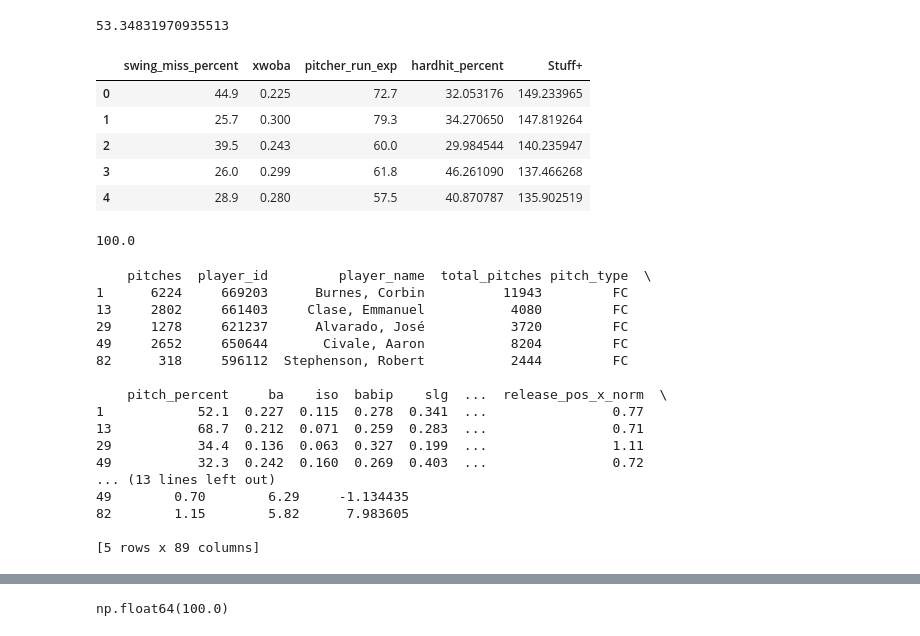
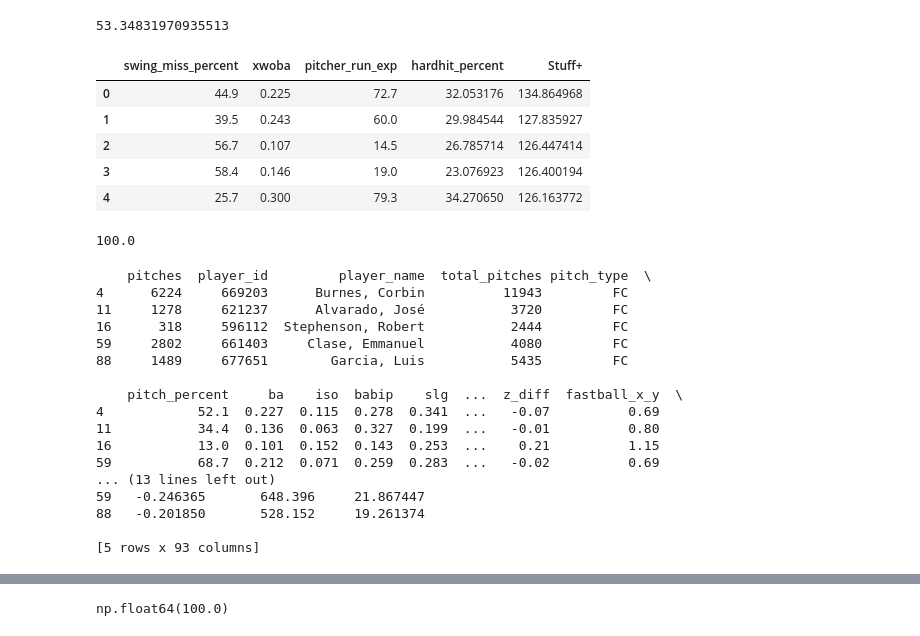
Before and after one commit to alex-rimerman/ARStuff, a Jupyter notebook: Stuff+.ipynb, the cells around one changed output, grey strips where cells are left out. Saved outputs shown, nothing was run; the diff lists cells and outputs as text; code cells hidden in the pictures.

```diff
--- a/Stuff+.ipynb
+++ b/Stuff+.ipynb
@@ -141,39 +141,43 @@ print(data['pre_new_all_+'].mean())
 # %% [output]
 53.34831970935513
 # %%
+data = pd.read_csv('savant_data.csv')
+
 std_dev_pre = data['pitcher_run_exp'].std()
 std_dev_xwoba = data['xwoba'].std()
 std_dev_swm = data['swing_miss_percent'].std()
-std_dev_hhr = data['hardhit_percent'].std()
+#std_dev_hhr = data['hardhit_percent'].std()
+#std_dev_prve100 = data['pitcher_run_value_per_100'].std()
 
 # try with standard dev
 data['SwingMiss_norm'] = ((data['swing_miss_percent'] - data['swing_miss_percent'].mean()) / std_dev_swm) * 10
 data['xwOBA_norm'] = (((data['xwoba'].mean() - data['xwoba'])) / std_dev_xwoba) * 10
 data['RunExp_norm'] = ((data['pitcher_run_exp'] - data['pitcher_run_exp'].mean()) / std_dev_pre) * 10
 #data['HardHit_norm'] = ((data['hardhit_percent'].mean() - data['hardhit_percent']) / std_dev_hhr) * 10
+#data['prve100_norm'] = ((data['pitcher_run_value_per_100'] - data['pitcher_run_value_per_100'].mean()) / std_dev_prve100) * 50
 
 # Assigning weights
-w1, w2, w3 = .2, .3, .5
+w1, w2, w3 = 1/3, 1/3, 1/3
 
 # Calculating Stuff+
 data['Stuff+'] = (
     w1 * data['SwingMiss_norm'] +
     w2 * data['xwOBA_norm'] +
     w3 * data['RunExp_norm']
 )
 #w4 * data['HardHit_norm']
 
-data['Stuff+'] = (data['Stuff+'] + 100)
+data['Stuff+'] = (data['Stuff+']) + 100
 
 # Display the first few rows of the Stuff+ calculation
 data[['swing_miss_percent', 'xwoba', 'pitcher_run_exp', 'hardhit_percent', 'Stuff+']].head()
 # %% [output]
 |  | swing_miss_percent | xwoba | pitcher_run_exp | hardhit_percent | Stuff+ |
-| 0 | 44.9 | 0.225 | 72.7 | 32.053176 | 149.233965 |
-| 1 | 25.7 | 0.300 | 79.3 | 34.270650 | 147.819264 |
-| 2 | 39.5 | 0.243 | 60.0 | 29.984544 | 140.235947 |
-| 3 | 26.0 | 0.299 | 61.8 | 46.261090 | 137.466268 |
-| 4 | 28.9 | 0.280 | 57.5 | 40.870787 | 135.902519 |
+| 0 | 44.9 | 0.225 | 72.7 | 32.053176 | 134.864968 |
+| 1 | 39.5 | 0.243 | 60.0 | 29.984544 | 127.835927 |
+| 2 | 56.7 | 0.107 | 14.5 | 26.785714 | 126.447414 |
+| 3 | 58.4 | 0.146 | 19.0 | 23.076923 | 126.400194 |
+| 4 | 25.7 | 0.300 | 79.3 | 34.270650 | 126.163772 |
 # %%
 features_sorted = data.sort_values(by='Stuff+', ascending=False)
 print(data['Stuff+'].mean())
@@ -188,19 +192,19 @@ filtered_data.to_csv('STUFF+Initial.csv', index=False)
 print(filtered_data[filtered_data['pitch_type'] == 'FC'].head())
 # %% [output]
     pitches  player_id         player_name  total_pitches pitch_type  \
-1      6224     669203      Burnes, Corbin          11943         FC
-13     2802     661403     Clase, Emmanuel           4080         FC
-29     1278     621237      Alvarado, José           3720         FC
-49     2652     650644       Civale, Aaron           8204         FC
-82      318     596112  Stephenson, Robert           2444         FC
+4      6224     669203      Burnes, Corbin          11943         FC
+11     1278     621237      Alvarado, José           3720         FC
+16      318     596112  Stephenson, Robert           2444         FC
+59     2802     661403     Clase, Emmanuel           4080         FC
+88     1489     677651        Garcia, Luis           5435         FC
 
-    pitch_percent     ba    iso  babip    slg  ...  release_pos_x_norm  \
-1            52.1  0.227  0.115  0.278  0.341  ...                0.77
-13           68.7  0.212  0.071  0.259  0.283  ...                0.71
-29           34.4  0.136  0.063  0.327  0.199  ...                1.11
-49           32.3  0.242  0.160  0.269  0.403  ...                0.72
+    pitch_percent     ba    iso  babip    slg  ...  z_diff  fastball_x_y  \
+4            52.1  0.227  0.115  0.278  0.341  ...   -0.07          0.69
+11           34.4  0.136  0.063  0.327  0.199  ...   -0.01          0.80
+16           13.0  0.101  0.152  0.143  0.253  ...    0.21          1.15
+59           68.7  0.212  0.071  0.259  0.283  ...   -0.02          0.69
 ... (13 lines left out)
-49        0.70        6.29     -1.134435
-82        1.15        5.82      7.983605
+59   -0.246365       648.396     21.867447
+88   -0.201850       528.152     19.261374
 
-[5 rows x 89 columns]
+[5 rows x 93 columns]
```
Also changed, not shown: parts of 18 cells of this notebook.
